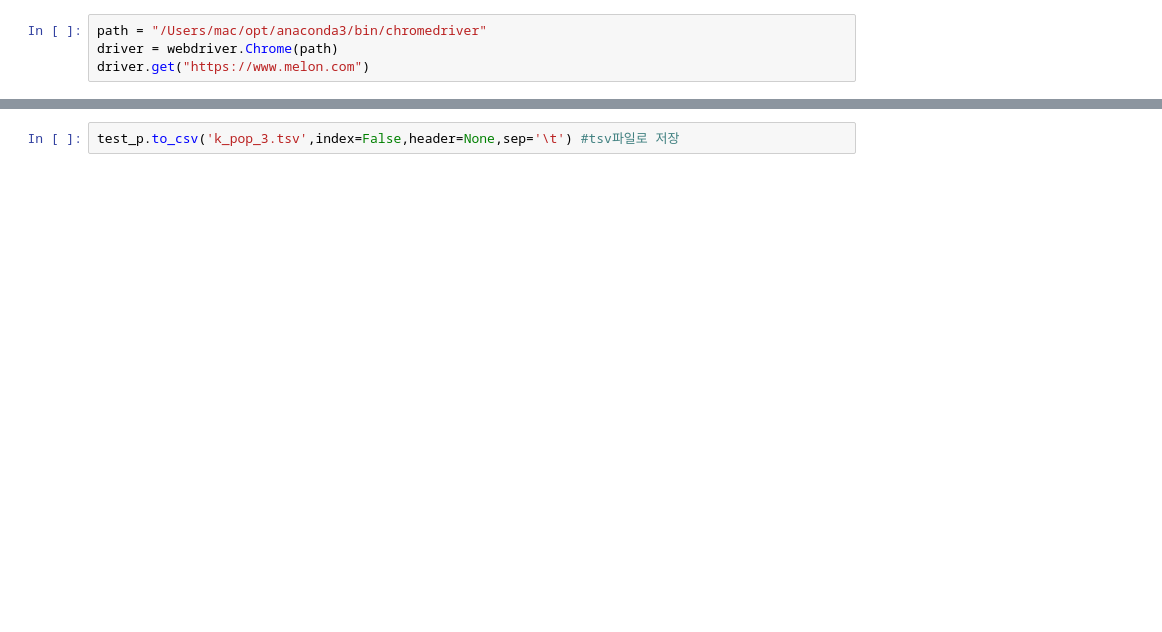
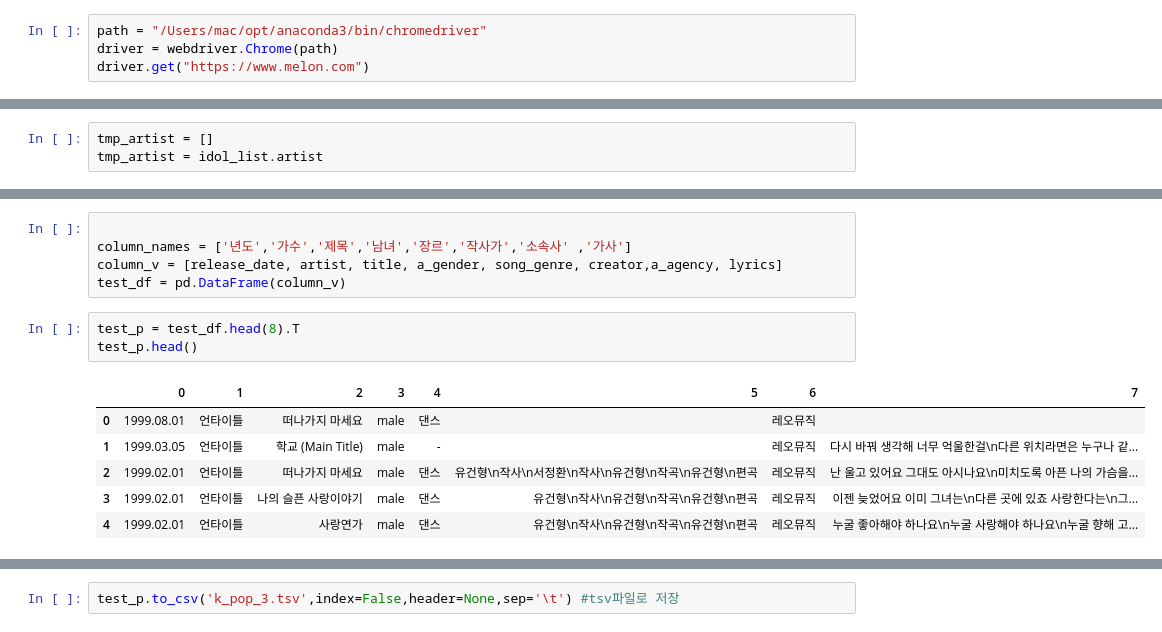
Before and after one commit to jiminAn/Kpop_NLP_Project, a Jupyter notebook: 안지민/melon_crawling/1996_1997_crawling/melon_song_data_crawling.ipynb, the cells around one changed output, grey strips where cells are left out. Cells and saved outputs as stored; diff of their text form; blank space fills up the shorter version.

```diff
--- a/안지민/melon_crawling/1996_1997_crawling/melon_song_data_crawling.ipynb
+++ b/안지민/melon_crawling/1996_1997_crawling/melon_song_data_crawling.ipynb
@@ -226,0 +314,3 @@ test_p.head()
+# %%
+tmp_artist = []
+tmp_artist = idol_list.artist
@@ -227,3 +353,18 @@ test_p.head()
+# %%
+
+column_names = ['년도','가수','제목','남녀','장르','작사가','소속사' ,'가사']
+column_v = [release_date, artist, title, a_gender, song_genre, creator,a_agency, lyrics]
+test_df = pd.DataFrame(column_v)
+# %%
+test_p = test_df.head(8).T
+test_p.head()
+# %% [output]
+|  | 0 | 1 | 2 | 3 | 4 | 5 | 6 | 7 |
+| 0 | 1999.08.01 | 언타이틀 | 떠나가지 마세요 | male | 댄스 |  | 레오뮤직 |  |
+| 1 | 1999.03.05 | 언타이틀 | 학교 (Main Title) | male | - |  | 레오뮤직 | 다시 바꿔 생각해 너무 억울한걸\n다른 위치라면은 누구나 같... |
+| 2 | 1999.02.01 | 언타이틀 | 떠나가지 마세요 | male | 댄스 | 유건형\n작사\n서정환\n작사\n유건형\n작곡\n유건형\n편곡 | 레오뮤직 | 난 울고 있어요 그대도 아시나요\n미치도록 아픈 나의 가슴을... |
+| 3 | 1999.02.01 | 언타이틀 | 나의 슬픈 사랑이야기 | male | 댄스 | 유건형\n작사\n유건형\n작곡\n유건형\n편곡 | 레오뮤직 | 이젠 늦었어요 이미 그녀는\n다른 곳에 있죠 사랑한다는\n그... |
+| 4 | 1999.02.01 | 언타이틀 | 사랑연가 | male | 댄스 | 유건형\n작사\n유건형\n작곡\n유건형\n편곡 | 레오뮤직 | 누굴 좋아해야 하나요\n누굴 사랑해야 하나요\n누굴 향해 고... |
 # %%
 test_p.columns = column_names
 test_p.tail(350)
```
Also changed, not shown: parts of 27 cells of this notebook, 2 other files.
